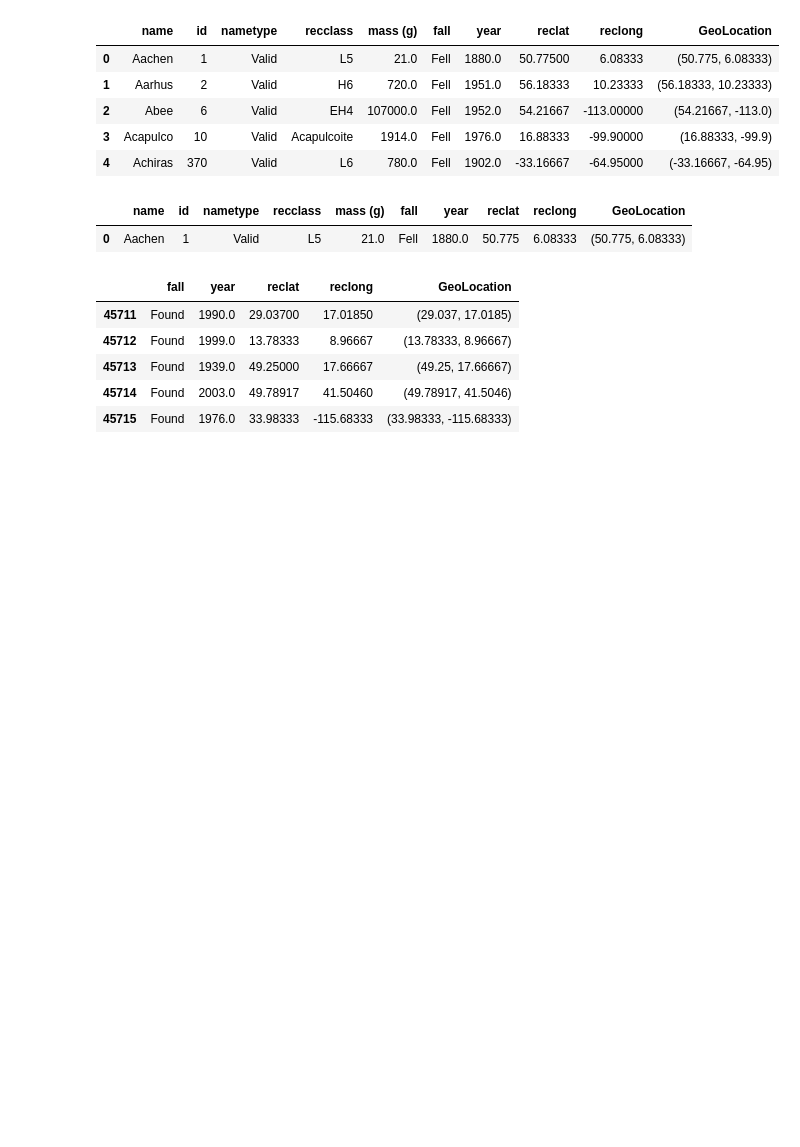
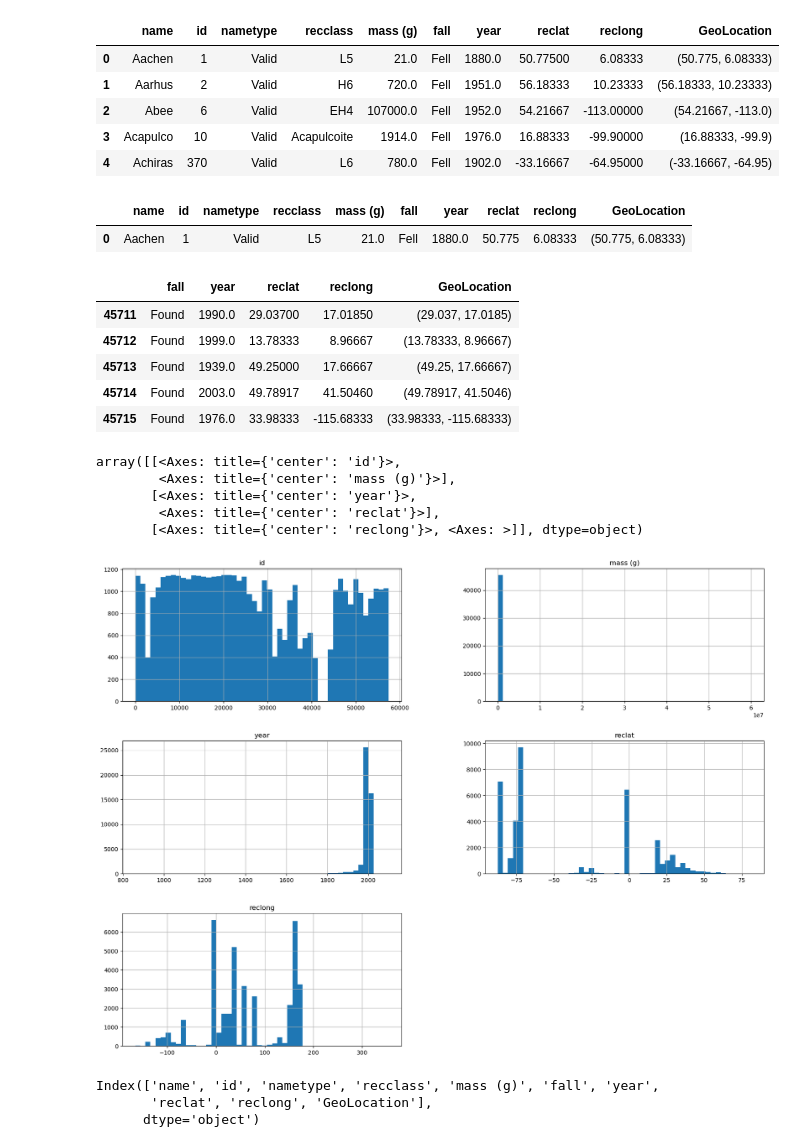
Before and after one commit to suhail-ak/data_science_py, a Jupyter notebook: pd/pandas.ipynb, the cells around one changed output. Cells and saved outputs as stored; diff of their text form; code cells hidden in the pictures; blank space fills up the shorter version.

```diff
--- a/pd/pandas.ipynb
+++ b/pd/pandas.ipynb
@@ -104,3 +104,18 @@ dataset.iloc[-5:,-5:] # select last 5 rows and columns by index
 | 45713 | Found | 1939.0 | 49.25000 | 17.66667 | (49.25, 17.66667) |
 | 45714 | Found | 2003.0 | 49.78917 | 41.50460 | (49.78917, 41.5046) |
 | 45715 | Found | 1976.0 | 33.98333 | -115.68333 | (33.98333, -115.68333) |
+# %%
+dataset.hist(bins=50, figsize=(20,15)) # histogram of all columns
+# %% [output]
+array([[<Axes: title={'center': 'id'}>,
+        <Axes: title={'center': 'mass (g)'}>],
+       [<Axes: title={'center': 'year'}>,
+        <Axes: title={'center': 'reclat'}>],
+       [<Axes: title={'center': 'reclong'}>, <Axes: >]], dtype=object)
+[figure, added]
+# %%
+dataset.columns
+# %% [output]
+Index(['name', 'id', 'nametype', 'recclass', 'mass (g)', 'fall', 'year',
+       'reclat', 'reclong', 'GeoLocation'],
+      dtype='object')
```
Also changed, not shown: parts of 1 cell of this notebook.
